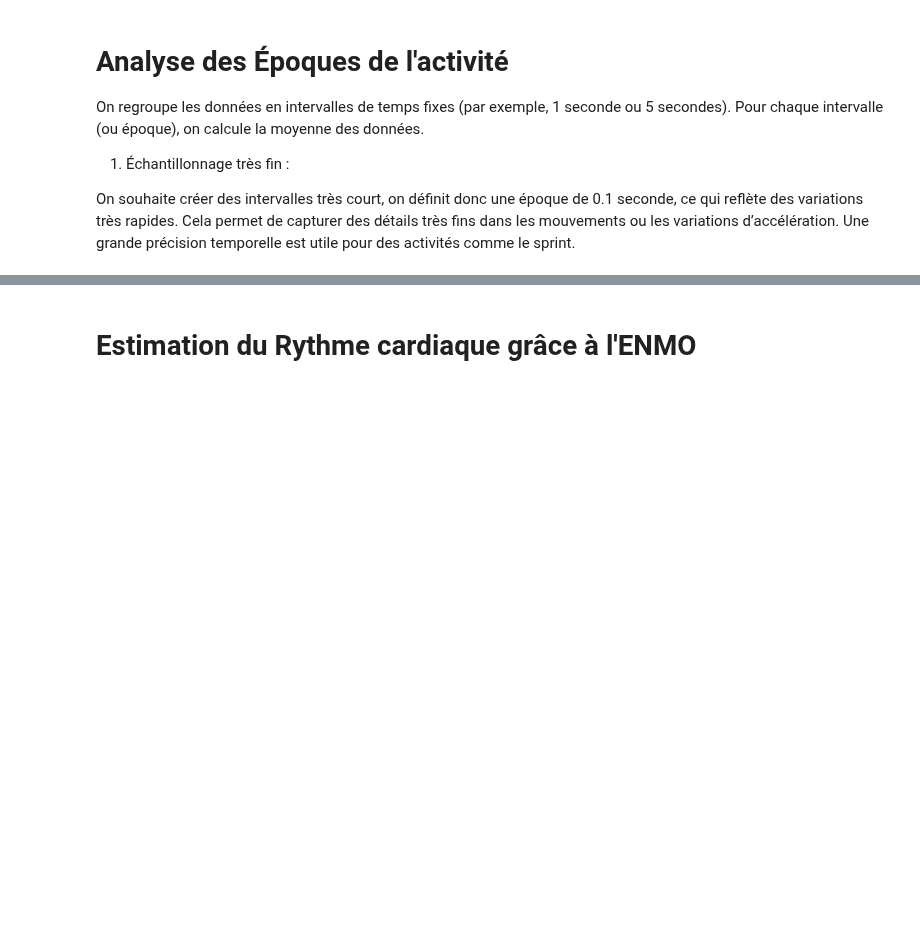
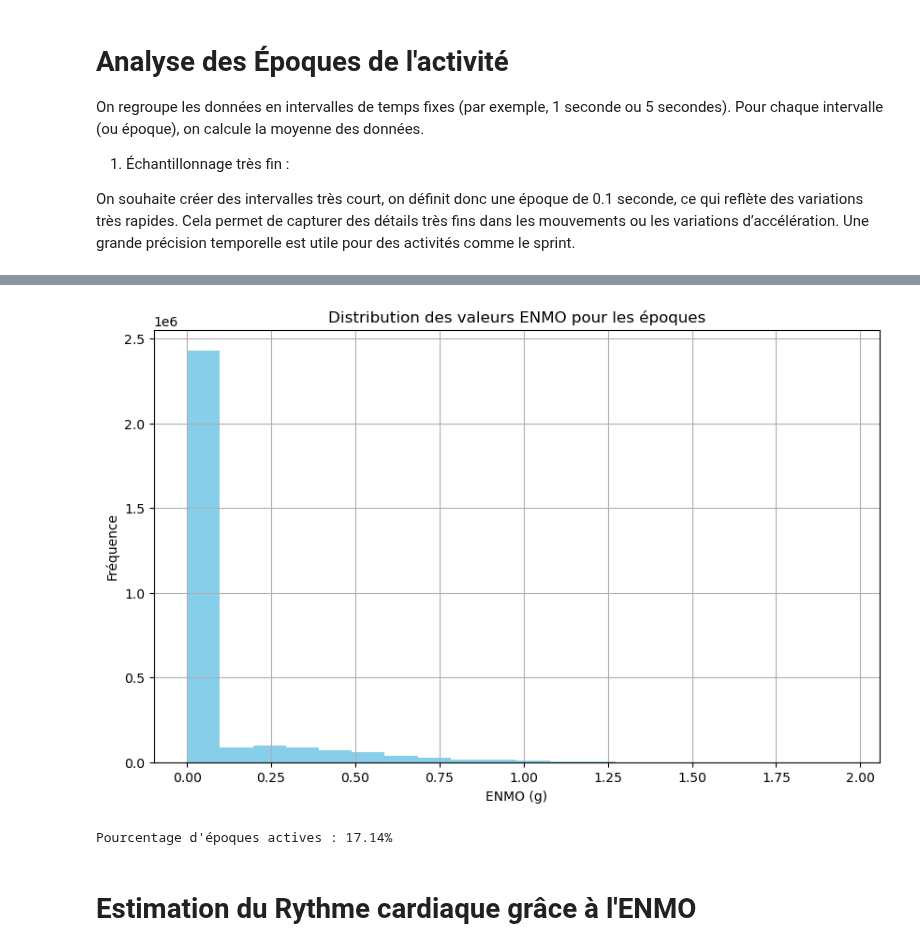
Before and after one commit to leyah-sa/AX3-Project, a Jupyter notebook: notebooks/Non-smoker/D) ENMO.ipynb, the cells around one changed output, grey strips where cells are left out. Drawn from its saved outputs; the diff is of its cells as text; code cells hidden in the pictures; blank space fills up the shorter version.

```diff
--- a/notebooks/Non-smoker/D) ENMO.ipynb
+++ b/notebooks/Non-smoker/D) ENMO.ipynb
@@ -202,3 +251,17 @@ Name: ENMO, dtype: float64
+# %%
+data['ENMO'].hist(bins=20, figsize=(10, 6), color='skyblue')
+plt.title("Distribution des valeurs ENMO pour les époques")
+plt.xlabel("ENMO (g)")
+plt.ylabel("Fréquence")
+plt.grid(True)
+plt.show()
+# %% [output]
+[figure, added]
+# %%
+active_epochs = (data['ENMO'] > 0.1).mean() * 100
+print(f"Pourcentage d'époques actives : {active_epochs:.2f}%")
+# %% [output]
+Pourcentage d'époques actives : 17.14%
 # %% [markdown]
 # Estimation du Rythme cardiaque grâce à l'ENMO
 # %%
```
Also changed, not shown: parts of 15 cells of this notebook.
